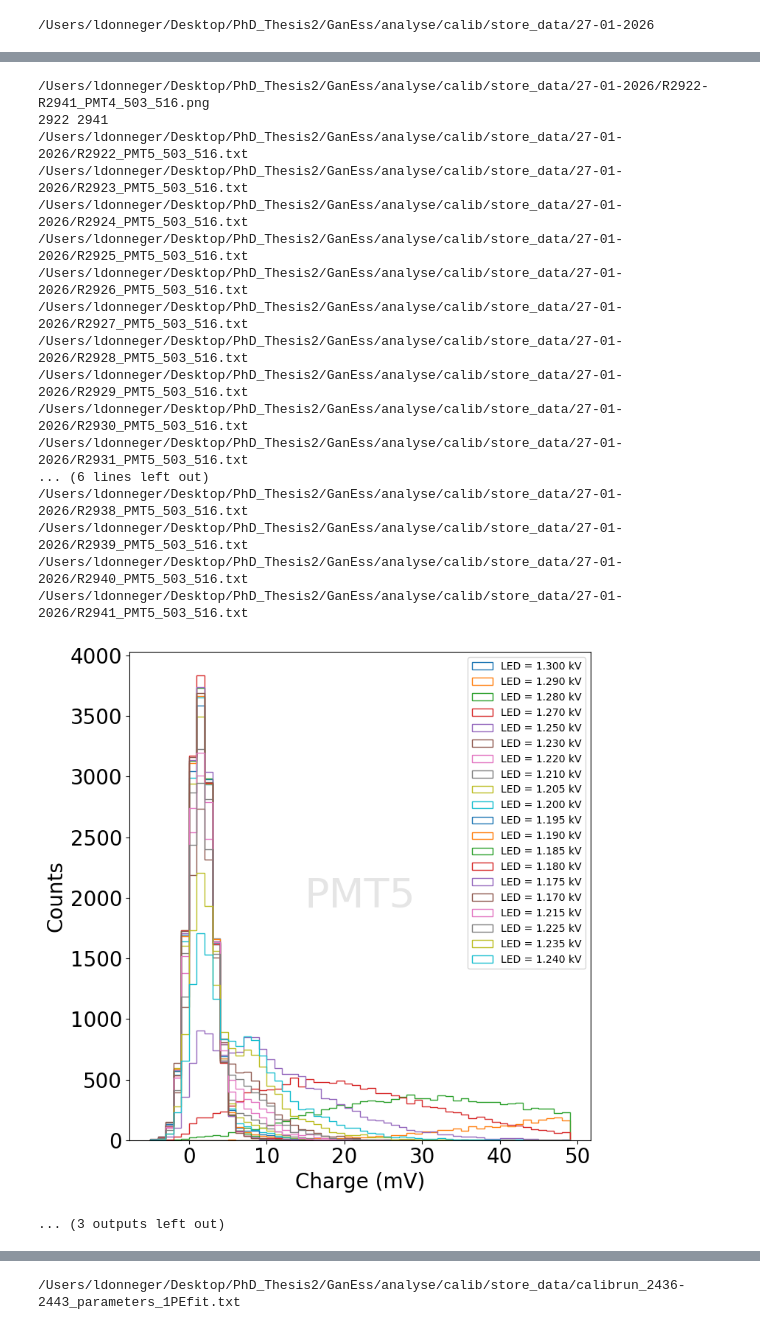
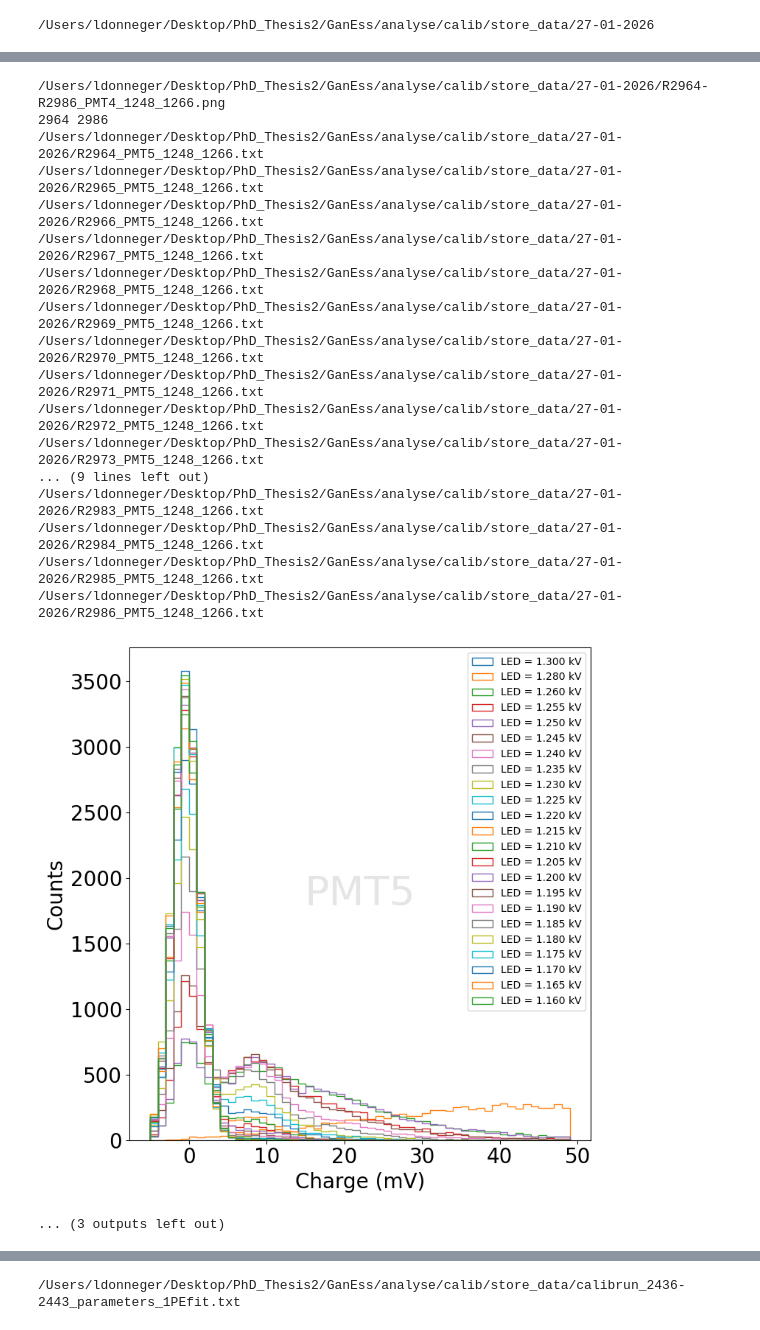
Before and after one commit to ludophys/PhD_Thesis2, a Jupyter notebook: GanEss/analyse/Raw_WF_calibration.ipynb, the cells around one changed output, grey strips where cells are left out. Cells and saved outputs as stored; diff of their text form; code cells hidden in the pictures.

```diff
--- a/GanEss/analyse/Raw_WF_calibration.ipynb
+++ b/GanEss/analyse/Raw_WF_calibration.ipynb
@@ -121,13 +121,13 @@ nbr_wf = 1000
 pmt = 0
 
 ### 1st run 1.2kV
-run = 2922
+#run = 2922
 
 ### 1st run 1.1kV in pmts
 #run = 2942
 
 ### 1st run 1.25kV in pmts
-#run = 2964
+run = 2964
 
 ###scan of pmt v
 #run = 2987
@@ -157,7 +157,7 @@ for i in range(0, nbr_fpr):
         plt.axvline(center_peak* 40/5000, color='red', linestyle='--')
         plt.axvline(trigger_peak.min()* 40/5000, color='orange', linestyle='--')
         inf1 = trigger_peak.min()* (40-0.08)/5000
-        sup1 = trigger_peak.min()* (40+1)/5000
+        sup1 = trigger_peak.min()* (40+0.5)/5000
         plt.axvspan(inf1,sup1, alpha=0.1, color='k')
 
         print(inf1* 5000/40, sup1* 5000/40 )
@@ -284,9 +284,9 @@ nbr_wf = 1000 #should always be 1000
 nbr_fpr = 15 #number of files per runs
 
 
-run_nb = np.arange(2922, 2942, 1) #1.2kV in PMTs
+#run_nb = np.arange(2922, 2942, 1) #1.2kV in PMTs
 #run_nb = np.arange(2942, 2964, 1) #1.1kV in PMTS
-#run_nb = np.arange(2964, 2970, 1) #1.25kV in PMTS
+run_nb = np.arange(2964, 2988, 1) #1.25kV in PMTS
 #run_nb = np.arange(2987, 2999, 1)
 pmts = [0,1,2,3,4,5,6]
 
@@ -377,12 +377,12 @@ pmts = [0,1,2,3,4,5,6]
 
 ### 1.2kV in pmts
 #504-507
-run_nb = np.arange(2922, 2942, 1)
-LED_V = [1.30, 1.29, 1.28, 1.27, 1.25, 1.23, 1.22, 1.21, 1.205, 1.20, 1.195, 1.190, 1.185, 1.180, 1.175, 1.170, 1.215, 1.225, 1.235, 1.240]
+#run_nb = np.arange(2922, 2942, 1)
+#LED_V = [1.30, 1.29, 1.28, 1.27, 1.25, 1.23, 1.22, 1.21, 1.205, 1.20, 1.195, 1.190, 1.185, 1.180, 1.175, 1.170, 1.215, 1.225, 1.235, 1.240]
 
 #1.25kV in pmts
-#run_nb = np.arange(2964, 2987, 1)
-#LED_V = [1.30, 1.28, 1.26, 1.255, 1.25, 1.245, 1.24, 1.235, 1.23, 1.225, 1.22, 1.215, 1.21, 1.205, 1.20, 1.195, 1.190, 1.185, 1.180, 1.175, 1.170, 1.165, 1.160]
+run_nb = np.arange(2964, 2987, 1)
+LED_V = [1.30, 1.28, 1.26, 1.255, 1.25, 1.245, 1.24, 1.235, 1.23, 1.225, 1.22, 1.215, 1.21, 1.205, 1.20, 1.195, 1.190, 1.185, 1.180, 1.175, 1.170, 1.165, 1.160]
 
 ###scan of pmtv
 #run_nb = np.arange(2987, 2999, 1)
@@ -533,19 +533,19 @@ LED_V is : 20
-/Users/ldonneger/Desktop/PhD_Thesis2/GanEss/analyse/calib/store_data/27-01-2026/R2922-R2941_PMT4_503_516.png
-2922 2941
-/Users/ldonneger/Desktop/PhD_Thesis2/GanEss/analyse/calib/store_data/27-01-2026/R2922_PMT5_503_516.txt
-/Users/ldonneger/Desktop/PhD_Thesis2/GanEss/analyse/calib/store_data/27-01-2026/R2923_PMT5_503_516.txt
-/Users/ldonneger/Desktop/PhD_Thesis2/GanEss/analyse/calib/store_data/27-01-2026/R2924_PMT5_503_516.txt
-/Users/ldonneger/Desktop/PhD_Thesis2/GanEss/analyse/calib/store_data/27-01-2026/R2925_PMT5_503_516.txt
-/Users/ldonneger/Desktop/PhD_Thesis2/GanEss/analyse/calib/store_data/27-01-2026/R2926_PMT5_503_516.txt
-/Users/ldonneger/Desktop/PhD_Thesis2/GanEss/analyse/calib/store_data/27-01-2026/R2927_PMT5_503_516.txt
-/Users/ldonneger/Desktop/PhD_Thesis2/GanEss/analyse/calib/store_data/27-01-2026/R2928_PMT5_503_516.txt
-/Users/ldonneger/Desktop/PhD_Thesis2/GanEss/analyse/calib/store_data/27-01-2026/R2929_PMT5_503_516.txt
-/Users/ldonneger/Desktop/PhD_Thesis2/GanEss/analyse/calib/store_data/27-01-2026/R2930_PMT5_503_516.txt
-/Users/ldonneger/Desktop/PhD_Thesis2/GanEss/analyse/calib/store_data/27-01-2026/R2931_PMT5_503_516.txt
-... (6 lines left out)
-/Users/ldonneger/Desktop/PhD_Thesis2/GanEss/analyse/calib/store_data/27-01-2026/R2938_PMT5_503_516.txt
-/Users/ldonneger/Desktop/PhD_Thesis2/GanEss/analyse/calib/store_data/27-01-2026/R2939_PMT5_503_516.txt
-/Users/ldonneger/Desktop/PhD_Thesis2/GanEss/analyse/calib/store_data/27-01-2026/R2940_PMT5_503_516.txt
-/Users/ldonneger/Desktop/PhD_Thesis2/GanEss/analyse/calib/store_data/27-01-2026/R2941_PMT5_503_516.txt
+/Users/ldonneger/Desktop/PhD_Thesis2/GanEss/analyse/calib/store_data/27-01-2026/R2964-R2986_PMT4_1248_1266.png
+2964 2986
+/Users/ldonneger/Desktop/PhD_Thesis2/GanEss/analyse/calib/store_data/27-01-2026/R2964_PMT5_1248_1266.txt
+/Users/ldonneger/Desktop/PhD_Thesis2/GanEss/analyse/calib/store_data/27-01-2026/R2965_PMT5_1248_1266.txt
+/Users/ldonneger/Desktop/PhD_Thesis2/GanEss/analyse/calib/store_data/27-01-2026/R2966_PMT5_1248_1266.txt
+/Users/ldonneger/Desktop/PhD_Thesis2/GanEss/analyse/calib/store_data/27-01-2026/R2967_PMT5_1248_1266.txt
+/Users/ldonneger/Desktop/PhD_Thesis2/GanEss/analyse/calib/store_data/27-01-2026/R2968_PMT5_1248_1266.txt
+/Users/ldonneger/Desktop/PhD_Thesis2/GanEss/analyse/calib/store_data/27-01-2026/R2969_PMT5_1248_1266.txt
+/Users/ldonneger/Desktop/PhD_Thesis2/GanEss/analyse/calib/store_data/27-01-2026/R2970_PMT5_1248_1266.txt
+/Users/ldonneger/Desktop/PhD_Thesis2/GanEss/analyse/calib/store_data/27-01-2026/R2971_PMT5_1248_1266.txt
+/Users/ldonneger/Desktop/PhD_Thesis2/GanEss/analyse/calib/store_data/27-01-2026/R2972_PMT5_1248_1266.txt
+/Users/ldonneger/Desktop/PhD_Thesis2/GanEss/analyse/calib/store_data/27-01-2026/R2973_PMT5_1248_1266.txt
+... (9 lines left out)
+/Users/ldonneger/Desktop/PhD_Thesis2/GanEss/analyse/calib/store_data/27-01-2026/R2983_PMT5_1248_1266.txt
+/Users/ldonneger/Desktop/PhD_Thesis2/GanEss/analyse/calib/store_data/27-01-2026/R2984_PMT5_1248_1266.txt
+/Users/ldonneger/Desktop/PhD_Thesis2/GanEss/analyse/calib/store_data/27-01-2026/R2985_PMT5_1248_1266.txt
+/Users/ldonneger/Desktop/PhD_Thesis2/GanEss/analyse/calib/store_data/27-01-2026/R2986_PMT5_1248_1266.txt
-[figure, old version]
+[figure, new version]
 ... (3 outputs left out)
```
Also changed, not shown: parts of 17 cells of this notebook.
